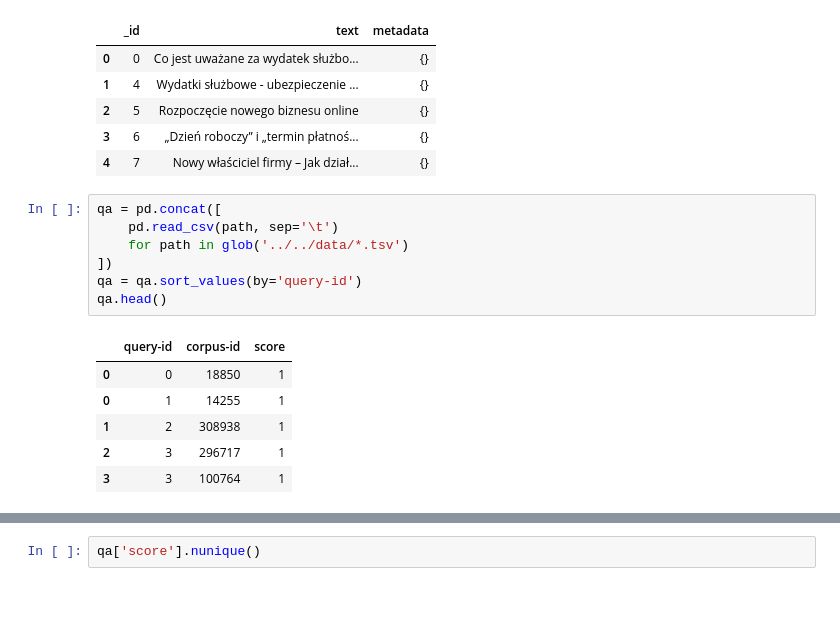
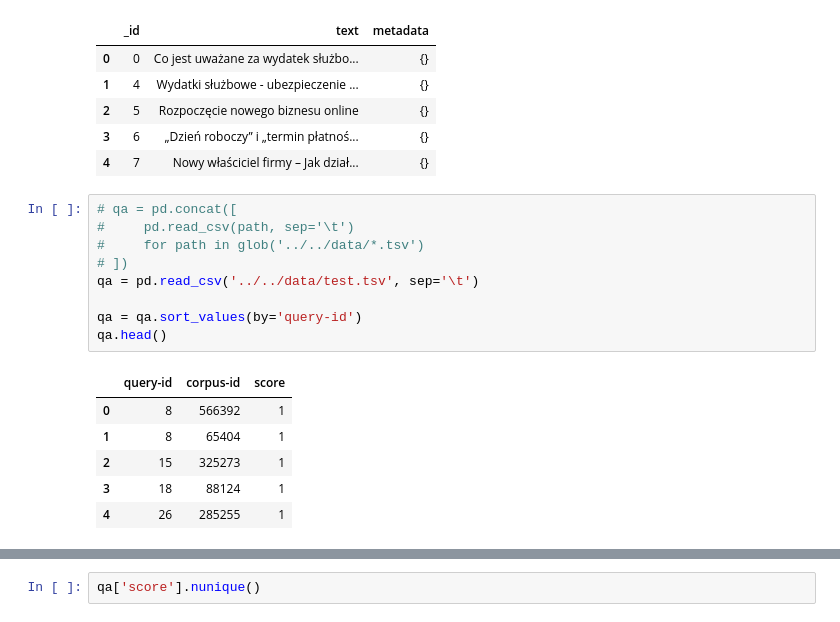
Before and after one commit to Thematiq/nlp, a Jupyter notebook: labs/lab2/lab2.ipynb, the cells around one changed output, grey strips where cells are left out. Saved outputs shown, nothing was run; the diff lists cells and outputs as text.

```diff
--- a/labs/lab2/lab2.ipynb
+++ b/labs/lab2/lab2.ipynb
@@ -300,16 +282,18 @@ questions.head()
 | 3 | 6 | „Dzień roboczy” i „termin płatnoś... | {} |
 | 4 | 7 | Nowy właściciel firmy – Jak dział... | {} |
 # %%
-qa = pd.concat([
-    pd.read_csv(path, sep='\t')
-    for path in glob('../../data/*.tsv')
-])
+# qa = pd.concat([
+#     pd.read_csv(path, sep='\t')
+#     for path in glob('../../data/*.tsv')
+# ])
+qa = pd.read_csv('../../data/test.tsv', sep='\t')
+
 qa = qa.sort_values(by='query-id')
 qa.head()
 # %% [output]
 |  | query-id | corpus-id | score |
-| 0 | 0 | 18850 | 1 |
-| 0 | 1 | 14255 | 1 |
-| 1 | 2 | 308938 | 1 |
-| 2 | 3 | 296717 | 1 |
-| 3 | 3 | 100764 | 1 |
+| 0 | 8 | 566392 | 1 |
+| 1 | 8 | 65404 | 1 |
+| 2 | 15 | 325273 | 1 |
+| 3 | 18 | 88124 | 1 |
+| 4 | 26 | 285255 | 1 |
```
Also changed, not shown: parts of 24 cells of this notebook, 1 other file.
